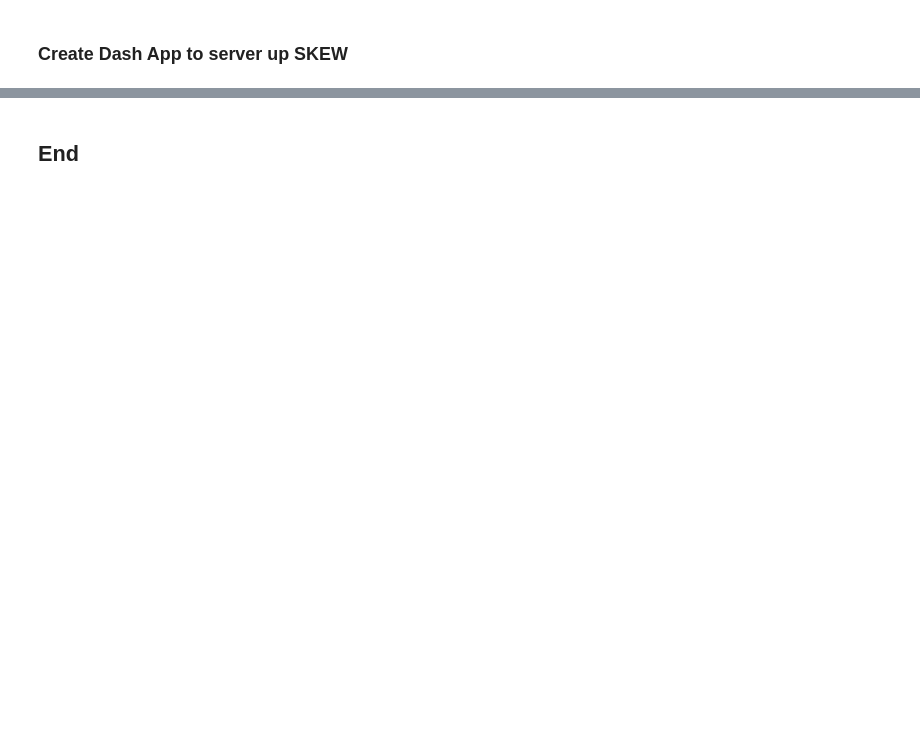
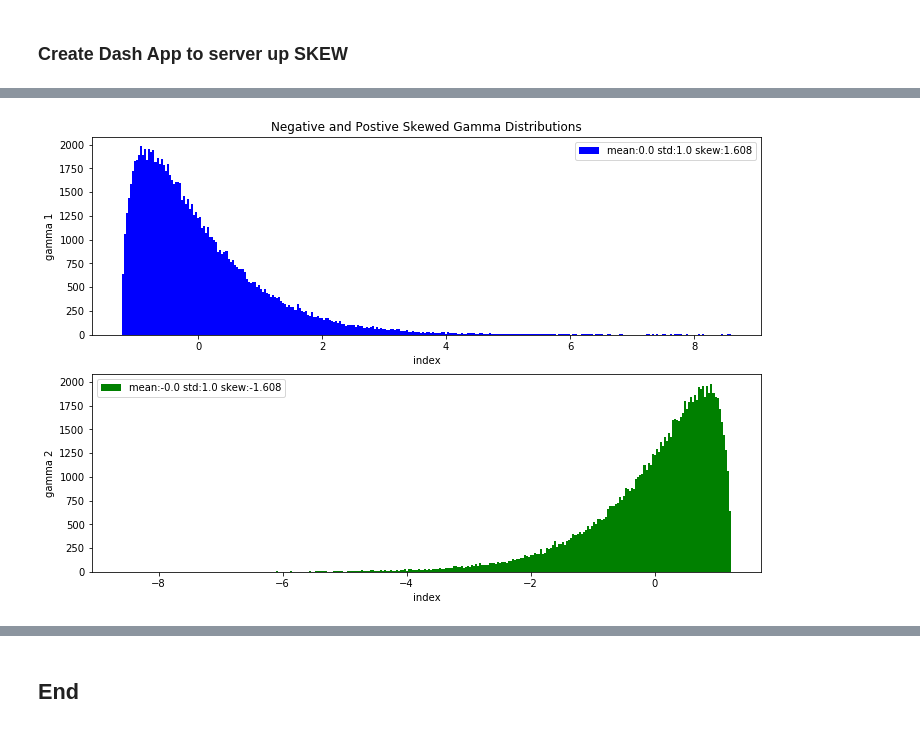
Before and after one commit to bgithub1/volgrid, a Jupyter notebook: volgrid/cboe_skew_analysis.ipynb, the cells around one changed output, grey strips where cells are left out. Saved outputs shown, nothing was run; the diff lists cells and outputs as text; code cells hidden in the pictures; blank space fills up the shorter version.

```diff
--- a/volgrid/cboe_skew_analysis.ipynb
+++ b/volgrid/cboe_skew_analysis.ipynb
@@ -1027,0 +1392,29 @@ app.run_server(host=host,port=port)
+# %%
+
+# Now, generate to small plots inside a larger figure, using plt.figure
+def multi_subplots(y):
+    '''
+        y is a 2 dimensional a "matrix-like" np.array, where the dimension 0 is the number of rows,
+          and dimension 1 is the number of columns
+        For each column, create a subplot.
+    '''
+    plt.figure(figsize=(12,8))
+    colors = ['b', 'g', 'r', 'c', 'm', 'y', 'k', 'w']
+    # on each iteration of this loop, we create another subplot, BUT NOT ON THE SAME PLO.
+    # Previously, we created 2 plots, with different y axis's, on the same plot.
+    # Now, we generate 2 plots (subplots).
+    for i in range(y.shape[1]):
+        plt.subplot(y.shape[1],1,1+i)
+        if i<=0:
+            plt.title('Negative and Postive Skewed Gamma Distributions')
+        dd = y[:, i]
+        plt.hist(dd,color=colors[i], bins=300, label=f'mean:{round(np.mean(dd),2)} std:{round(np.std(dd),2)} skew:{round(skew(dd),3)}')
+        plt.legend(loc=0)
+        plt.axis('tight')
+        plt.xlabel('index')
+        plt.ylabel(f'gamma {i+1}')
+
+gammas = np.array([data,d2]).T
+multi_subplots(gammas)
+# %% [output]
+[figure, added]
```
Also changed, not shown: parts of 51 cells of this notebook, 1 other file.
